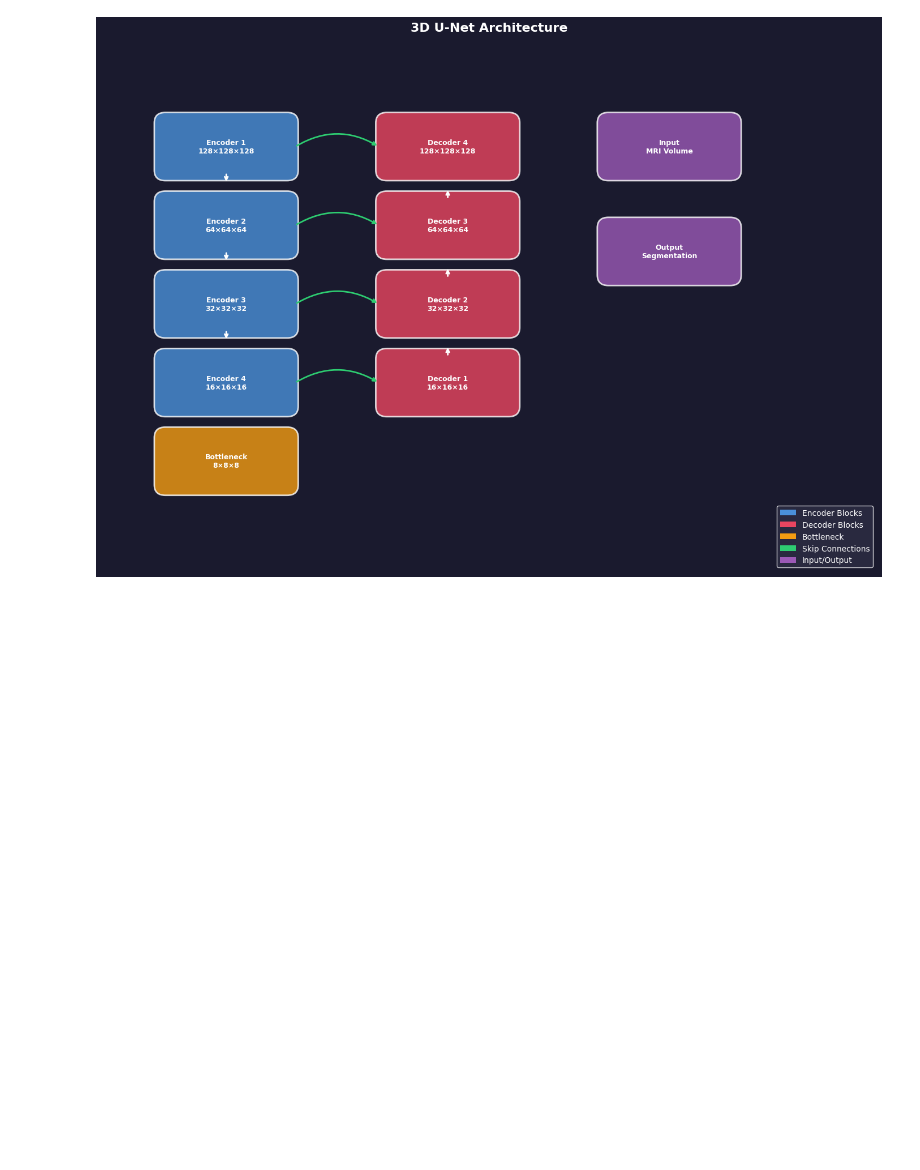
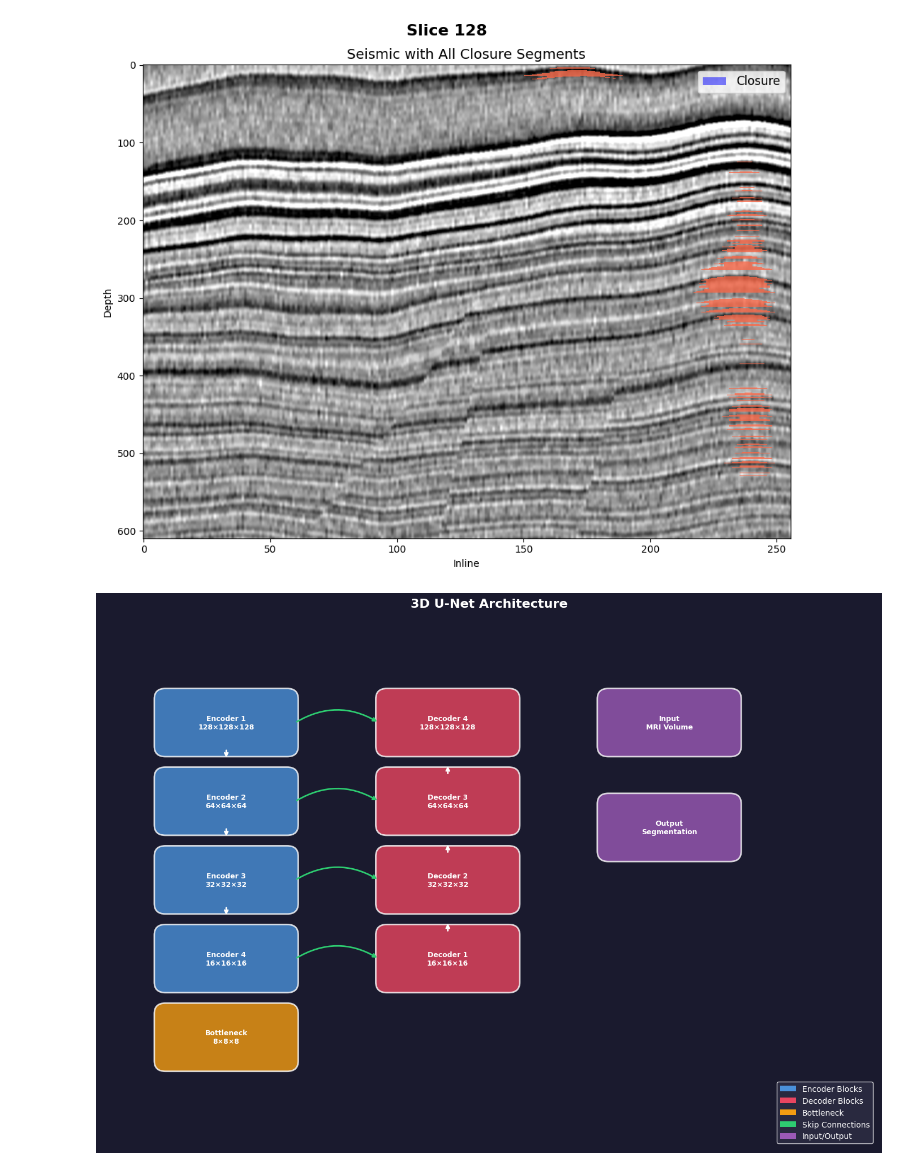
Before and after one commit to spaceswimmer/nnseismic, a Jupyter notebook: src/presentation graphics.ipynb, the cells around one changed output. Saved outputs shown, nothing was run; the diff lists cells and outputs as text; code cells hidden in the pictures; blank space fills up the shorter version.

```diff
--- a/src/presentation graphics.ipynb
+++ b/src/presentation graphics.ipynb
@@ -10,3 +49,32 @@ from matplotlib.patches import FancyBboxPatch, FancyArrowPatch
+# %%
+seismic = np.load(f'{data_dir}/seismicCubes_cumsum_fullstack_2026.33698898.npy')
+all_closures = np.load(f'{data_dir}/all_closure_segments_2026.33698898.npy')
+
+seismic_slice = seismic[128, :, 190:800].T
+closures_slice = all_closures[128, :, 190:800].T
+
+p2, p98 = np.percentile(seismic_slice, [2, 98])
+seismic_amp = np.clip(seismic_slice, p2, p98)
+
+fig, ax = plt.subplots(1, 1, figsize=(10, 8))
+
+ax.imshow(seismic_amp, cmap='gray', aspect='auto')
+
+closures_masked = np.ma.masked_where(closures_slice == 0, closures_slice)
+ax.imshow(closures_masked, cmap='Reds', aspect='auto', vmin=0, vmax=2, alpha=0.8)
+
+ax.set_title('Seismic with All Closure Segments', fontsize=14)
+ax.set_xlabel('Inline')
+ax.set_ylabel('Depth')
+
+legend_elements = [mpatches.Patch(facecolor='blue', alpha=0.5, label='Closure')]
+ax.legend(handles=legend_elements, loc='upper right', fontsize=12)
+
+fig.suptitle('Slice 128', fontsize=16, fontweight='bold')
+plt.tight_layout()
+plt.show()
+# %% [output]
+[figure, added]
 # %%
 def load_model(checkpoint_path, device='cuda', smoothing_kernel_size=5):
     """Load trained model from checkpoint."""
```
Also changed, not shown: parts of 2 cells of this notebook, 3 other files.
